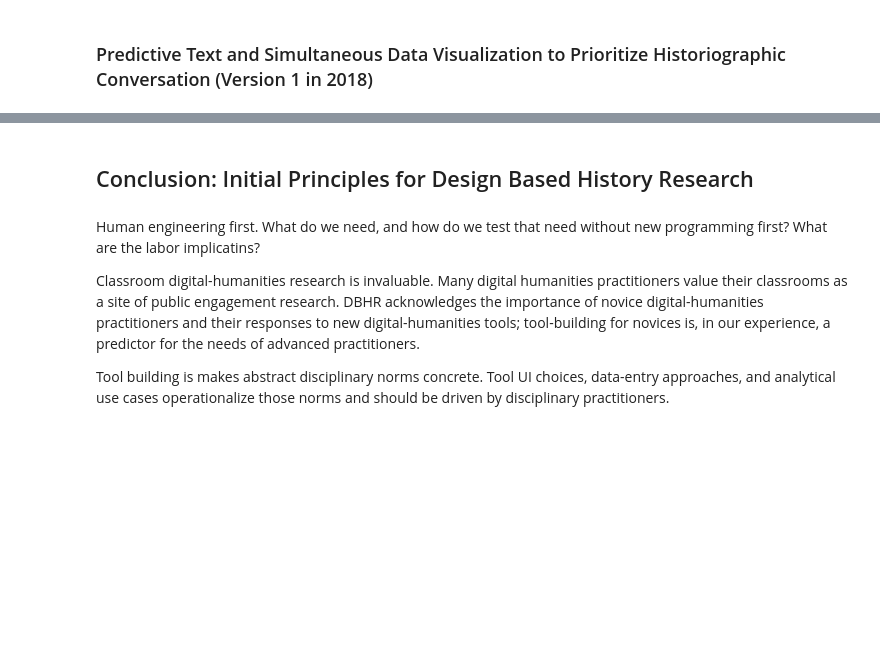
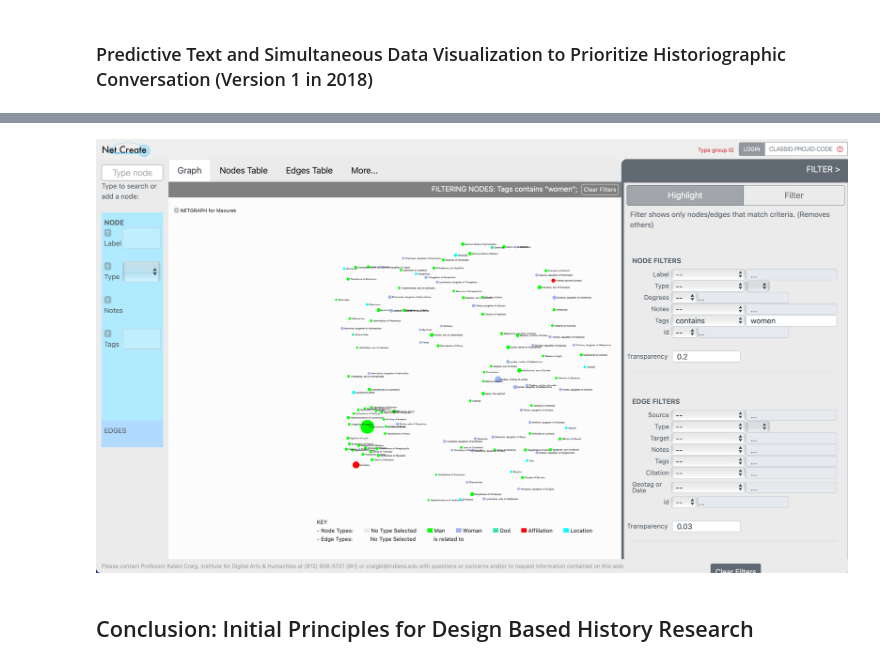
Before and after one commit to kalanicraig/dbhr_jdh2023, a Jupyter notebook: work/author_guideline_template.ipynb, the cells around one changed output, grey strips where cells are left out. Cells and saved outputs as stored; diff of their text form; code cells hidden in the pictures; blank space fills up the shorter version.

```diff
--- a/work/author_guideline_template.ipynb
+++ b/work/author_guideline_template.ipynb
@@ -245,8 +265,8 @@ Our student and faculty data suggested that the shared textual data could prompt
+# %%
+from IPython.display import Image, display
+
+display(Image("./media/EpigraphyFiltered.png"))
+# %% [output]
+[figure, added]
 # %% [markdown]
 ## Conclusion: Initial Principles for Design Based History Research
-# %% [markdown]
-Human engineering first. What do we need, and how do we test that need without new programming first? What are the labor implicatins?
-
-Classroom digital-humanities research is invaluable. Many digital humanities practitioners value their classrooms as a site of public engagement research. DBHR acknowledges the importance of novice digital-humanities practitioners and their responses to new digital-humanities tools; tool-building for novices is, in our experience, a predictor for the needs of advanced practitioners.
-
-Tool building is makes abstract disciplinary norms concrete. Tool UI choices, data-entry approaches, and analytical use cases operationalize those norms and should be driven by disciplinary practitioners.
```
Also changed, not shown: parts of 45 cells of this notebook, 4 other files.
